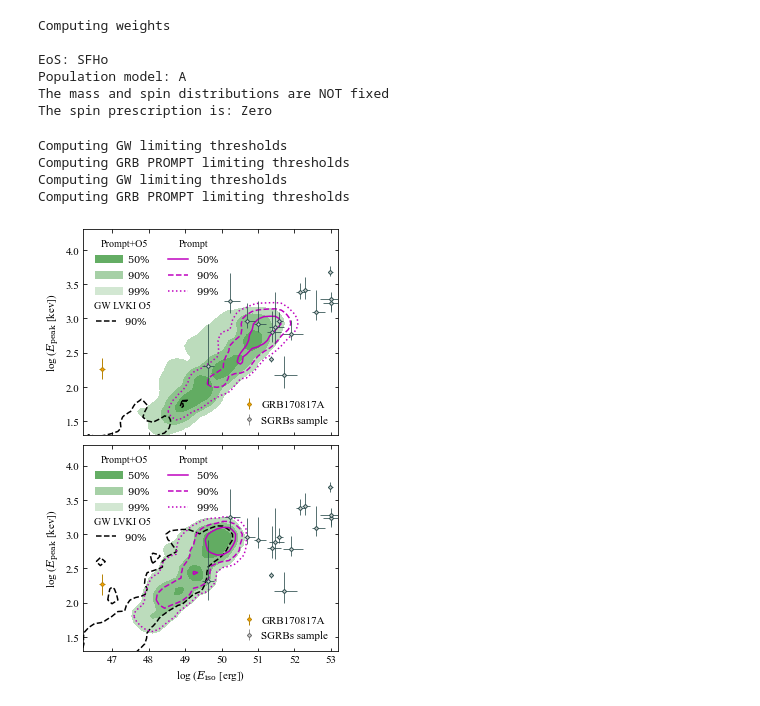
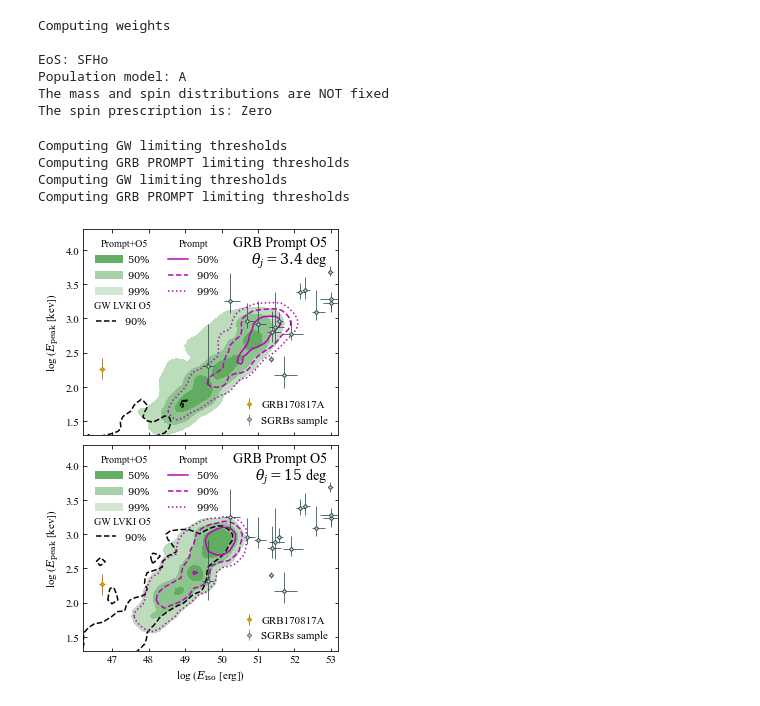
Before and after one commit to acolombo140/O4O5BHNS, a Jupyter notebook: figure6.ipynb, the cells around one changed output. Saved outputs shown, nothing was run; the diff lists cells and outputs as text; code cells hidden in the pictures.

```diff
--- a/figure6.ipynb
+++ b/figure6.ipynb
@@ -283,32 +286,38 @@ for h in range(len(thetaj)):
 
     if h == 1:
         ax1.set_xlabel(r'log ($E_\mathrm{iso}$ [erg])',size=11)
     ax1.set_ylabel(r'log ($E_\mathrm{peak}$ [kev])',size=11)
 
     if h == 0:
         ax1.tick_params(direction='in',left=True,bottom=True,top=True,right=True,labelsize=11)
         ax1.axes.xaxis.set_ticklabels([])
     if h == 1:
         ax1.tick_params(direction='in',left=True,bottom=True,top=True,right=True,labelsize=11)
 
     leg1=plt.legend([Line2D([0],[0],color='m'),Line2D([0],[0],color='m',ls="--"),Line2D([0],[0],color='m',ls=":")],[r'$50\%$',r'$90\%$',r'$99\%$'],bbox_to_anchor=(0.57, 0.999),title="Prompt",title_fontsize=10,prop={'size': 10},frameon=False)
     leg2=plt.legend([Line2D([0],[0],color='forestgreen',lw=8,alpha=0.7),Line2D([0],[0],color="forestgreen",lw=8,alpha=0.4),Line2D([0],[0],color='forestgreen',lw=8,alpha=0.2)],[r'$50\%$',r'$90\%$',r'$99\%$'],bbox_to_anchor=(0.3, 0.999),title="Prompt+O5",title_fontsize=10,prop={'size': 10},frameon=False)
     leg3=plt.legend([Line2D([0],[0],color='black',ls="--")],[r'$90\%$'],bbox_to_anchor=(0.3, 0.7),title="GW LVKI O5",title_fontsize=10,prop={'size': 10},frameon=False)
     plt.gca().add_artist(leg1)
     plt.gca().add_artist(leg2)
     plt.gca().add_artist(leg3)
 
     ax1.errorbar(100,100,yerr=1000,marker='D',linestyle='None',color='darkgoldenrod',markerfacecolor='orange',elinewidth=1.,markersize=3.,label="GRB170817A")
     ax1.errorbar(100,100,yerr=1000,marker='D',linestyle='None',color="dimgrey",elinewidth=0.7,markersize=3.,markerfacecolor="lightgrey",alpha=0.99,label="SGRBs sample")
     ax1.legend(loc=4,prop={'size': 11},frameon=False,handletextpad=0.1)
 
-    #plt.text(46.3,0.7,"GRB Prompt",size=16)
+    ax1.text(52.9,4.05,"GRB Prompt O5",size=14,ha='right')
+    if h == 0:
+        ax1.text(52.9,3.8,r"$\theta_j = 3.4$ deg",size=14,ha='right')
+    if h == 1:
+        ax1.text(52.9,3.8,r"$\theta_j = 15$ deg",size=14,ha='right')
     ax1.set_xlim(46.2,53.2)
     ax1.set_ylim(1.3,4.3)
+
+plt.savefig("prompt.pdf")
 plt.show()
 # %% [output]
 Computing GW limiting thresholds
 Computing GRB PROMPT limiting thresholds
 Computing GW limiting thresholds
 Computing GRB PROMPT limiting thresholds
-[figure, old version]
+[figure, new version]
```
Also changed, not shown: parts of 1 cell of this notebook, 3 other files.
